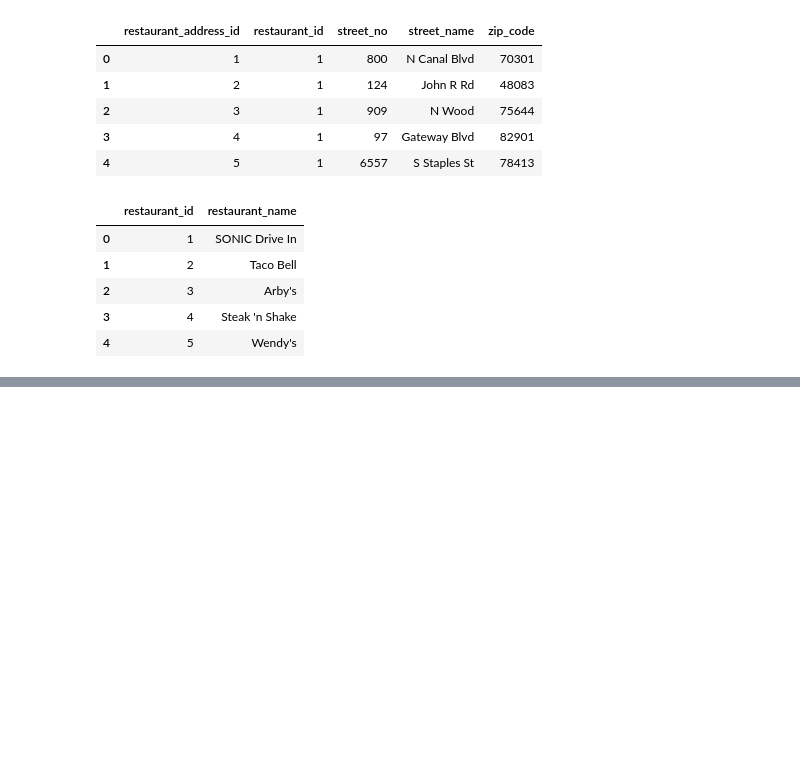
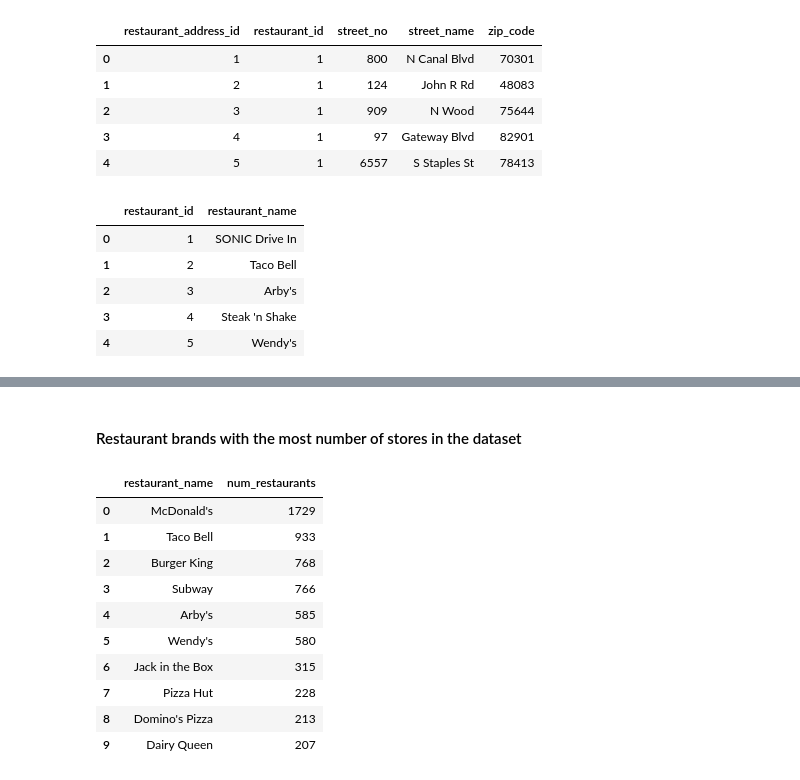
Before and after one commit to poojaisabelle/ETL-Project, a Jupyter notebook: 03_load/03_load.ipynb, the cells around one changed output, grey strips where cells are left out. Saved outputs shown, nothing was run; the diff lists cells and outputs as text; code cells hidden in the pictures; blank space fills up the shorter version.

```diff
--- a/03_load/03_load.ipynb
+++ b/03_load/03_load.ipynb
@@ -129,0 +204,26 @@ pd.read_sql_query('SELECT * FROM restaurant', con=engine).head()
+# %% [markdown]
+#### Restaurant brands with the most number of stores in the dataset
+# %%
+pd.read_sql_query(\
+                'SELECT \
+                  r.restaurant_name,\
+                  COUNT(ra.restaurant_id) AS num_restaurants\
+                 FROM restaurant_address AS ra\
+                 INNER JOIN restaurant AS r\
+                 ON ra.restaurant_id = r.restaurant_id\
+                 GROUP BY r.restaurant_name\
+                 ORDER BY num_restaurants DESC\
+                 LIMIT 10',\
+                 con=engine)
+# %% [output]
+|  | restaurant_name | num_restaurants |
+| 0 | McDonald's | 1729 |
+| 1 | Taco Bell | 933 |
+| 2 | Burger King | 768 |
+| 3 | Subway | 766 |
+| 4 | Arby's | 585 |
+| 5 | Wendy's | 580 |
+| 6 | Jack in the Box | 315 |
+| 7 | Pizza Hut | 228 |
+| 8 | Domino's Pizza | 213 |
+| 9 | Dairy Queen | 207 |
```
Also changed, not shown: parts of 7 cells of this notebook.
